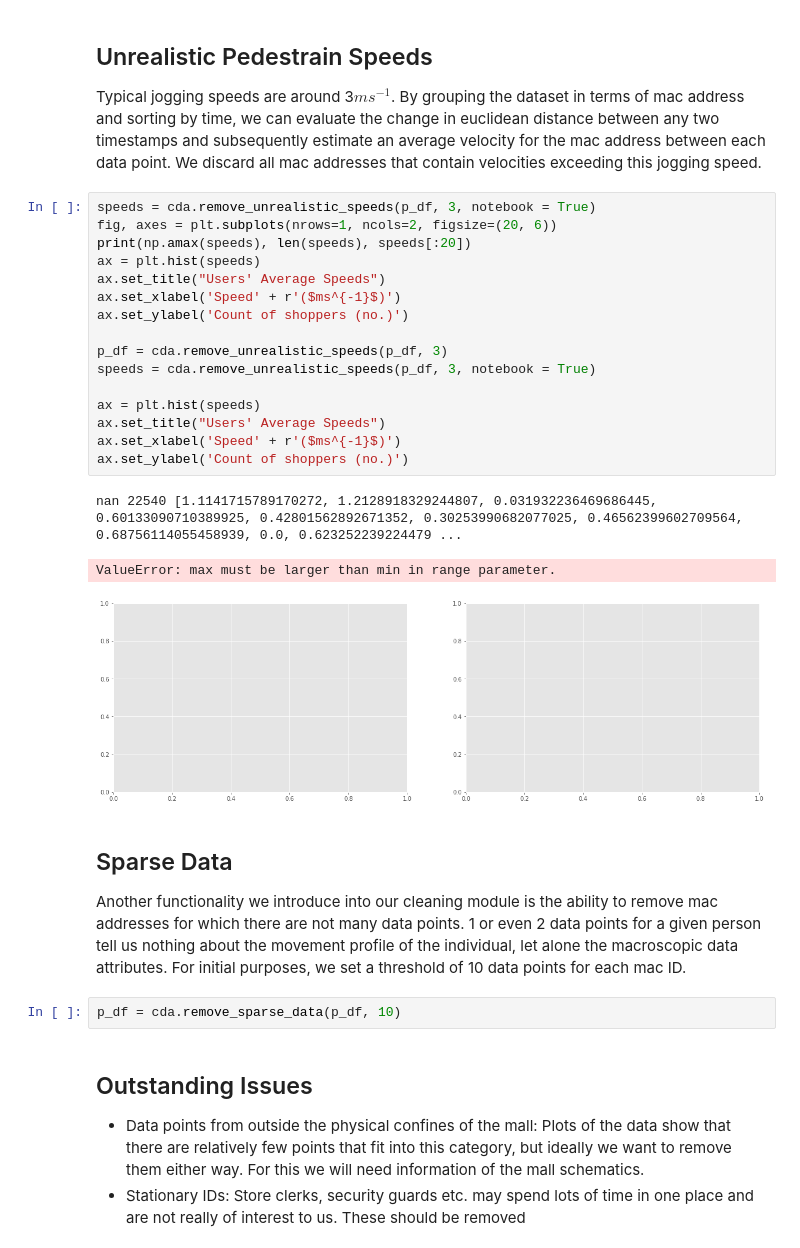
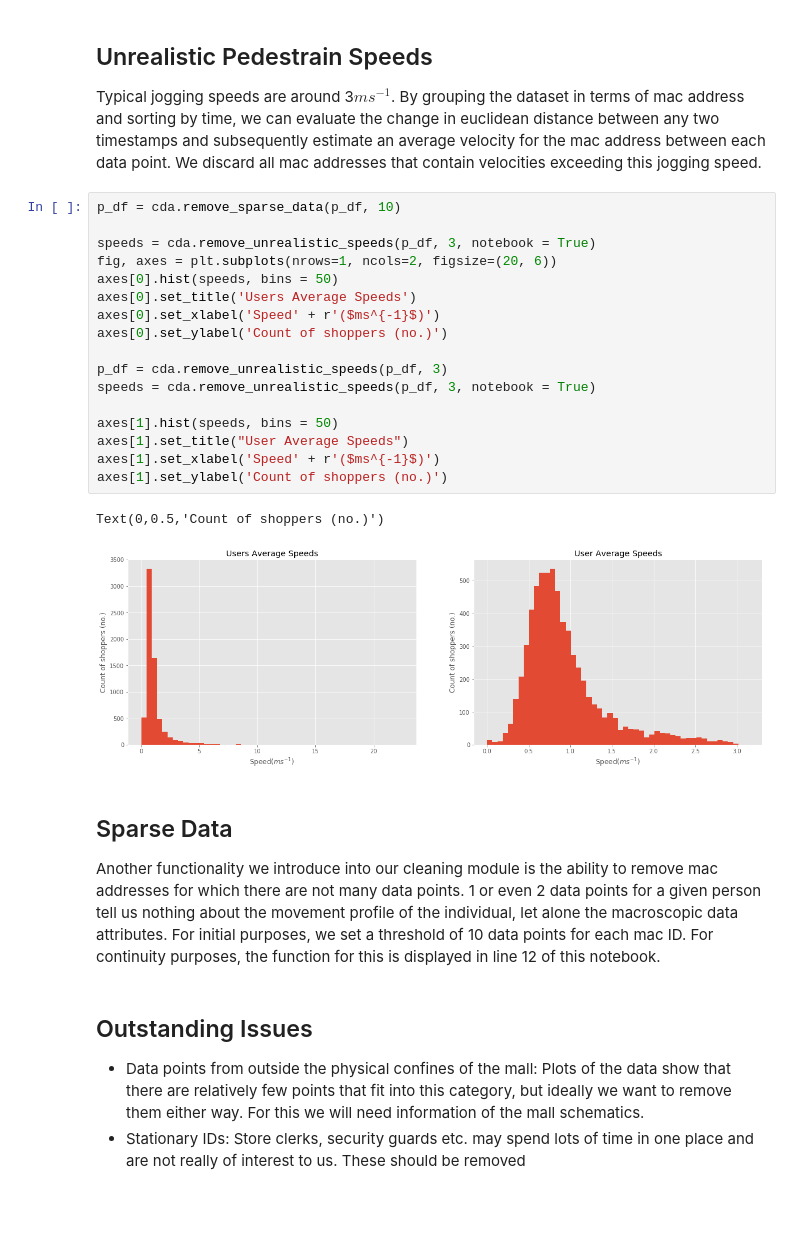
Before and after one commit to Beaulieu318/msci-complexity-project, a Jupyter notebook: msci/cleaning/basic_cleaning.ipynb, the cells around one changed output. Saved outputs shown, nothing was run; the diff lists cells and outputs as text; blank space fills up the shorter version.

Commit message:
plots added for speed on notebook

```diff
--- a/msci/cleaning/basic_cleaning.ipynb
+++ b/msci/cleaning/basic_cleaning.ipynb
@@ -80,31 +80,29 @@ Text(0,0.5,'Count of shoppers (no.)')
 
 Typical jogging speeds are around 3$ms^{-1}$. By grouping the dataset in terms of mac address and sorting by time, we can evaluate the change in euclidean distance between any two timestamps and subsequently estimate an average velocity for the mac address between each data point. We discard all mac addresses that contain velocities exceeding this jogging speed.
 # %%
+p_df = cda.remove_sparse_data(p_df, 10)
+
 speeds = cda.remove_unrealistic_speeds(p_df, 3, notebook = True)
 fig, axes = plt.subplots(nrows=1, ncols=2, figsize=(20, 6))
-print(np.amax(speeds), len(speeds), speeds[:20])
-ax = plt.hist(speeds)
-ax.set_title("Users' Average Speeds")
-ax.set_xlabel('Speed' + r'($ms^{-1}$)')
-ax.set_ylabel('Count of shoppers (no.)')
+axes[0].hist(speeds, bins = 50)
+axes[0].set_title('Users Average Speeds')
+axes[0].set_xlabel('Speed' + r'($ms^{-1}$)')
+axes[0].set_ylabel('Count of shoppers (no.)')
 
 p_df = cda.remove_unrealistic_speeds(p_df, 3)
 speeds = cda.remove_unrealistic_speeds(p_df, 3, notebook = True)
 
-ax = plt.hist(speeds)
-ax.set_title("Users' Average Speeds")
-ax.set_xlabel('Speed' + r'($ms^{-1}$)')
-ax.set_ylabel('Count of shoppers (no.)')
+axes[1].hist(speeds, bins = 50)
+axes[1].set_title("User Average Speeds")
+axes[1].set_xlabel('Speed' + r'($ms^{-1}$)')
+axes[1].set_ylabel('Count of shoppers (no.)')
 # %% [output]
-nan 22540 [1.1141715789170272, 1.2128918329244807, 0.031932236469686445, 0.60133090710389925, 0.42801562892671352, 0.30253990682077025, 0.46562399602709564, 0.68756114055458939, 0.0, 0.623252239224479 ...
+Text(0,0.5,'Count of shoppers (no.)')
-ValueError: max must be larger than min in range parameter.
-[figure, old version]
+[figure, new version]
 # %% [markdown]
 ## Sparse Data
 
-Another functionality we introduce into our cleaning module is the ability to remove mac addresses for which there are not many data points. 1 or even 2 data points for a given person tell us nothing about the movement profile of the individual, let alone the macroscopic data attributes. For initial purposes, we set a threshold of 10 data points for each mac ID.
+Another functionality we introduce into our cleaning module is the ability to remove mac addresses for which there are not many data points. 1 or even 2 data points for a given person tell us nothing about the movement profile of the individual, let alone the macroscopic data attributes. For initial purposes, we set a threshold of 10 data points for each mac ID. For continuity purposes, the function for this is displayed in line 12 of this notebook.
-# %%
-p_df = cda.remove_sparse_data(p_df, 10)
 # %% [markdown]
 ## Outstanding Issues
 
```
Also changed, not shown: parts of 1 cell of this notebook, 1 other file.
